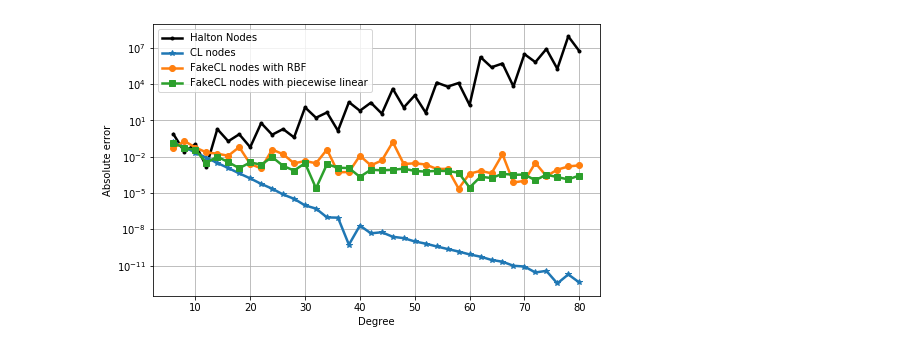
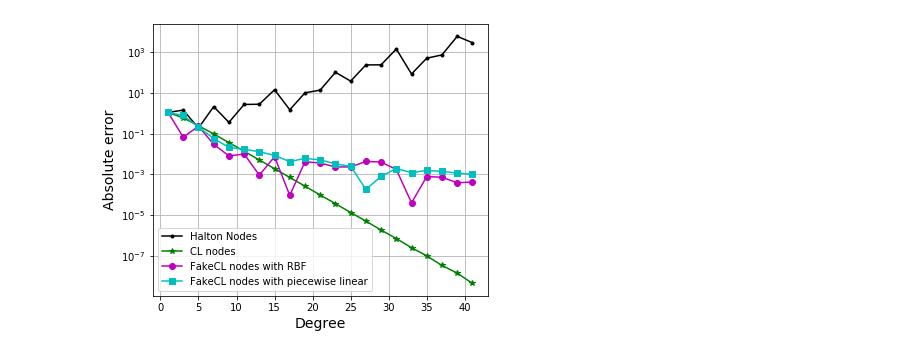
Before and after one commit to pog87/FakeQuadrature, a Jupyter notebook: S_Runge_scattered_nodes.ipynb, the cells around one changed output. Drawn from its saved outputs; the diff is of its cells as text; code cells hidden in the pictures.

```diff
--- a/S_Runge_scattered_nodes.ipynb
+++ b/S_Runge_scattered_nodes.ipynb
@@ -20,18 +16,17 @@ I_True
 # %%
 rbf = lambda self,r: np.exp(-self.epsilon*r)*(1+self.epsilon*r)
-ep = 1.e-1
+ep = 5.e-1
-# %%
-G = ghalton.GeneralizedHalton(1, 42)
 # %%
 deg = 40
 # %%
-Degrees = np.arange(6,82,2)
+Degrees = np.arange(1,42,2)
 # %%
 errCL, errH, err1, err2 = [], [], [], []
 for deg in Degrees:
     n = int(deg + 1)
 
     # Halton nodes in [-2,2]
+    G = ghalton.GeneralizedHalton(1, n-2)
     x = 4 * np.array([0.]+ sorted([a[0] for a in G.get(n-2)]) + [1.]) - 2
     y = f(x)
     # Chebyshev-Lobatto nodes in [-2,2]
@@ -61,16 +56,17 @@ for deg in Degrees:
     I2 = np.dot(w2,y)
     err2.append(np.abs(I_True - I2))
 # %%
-plt.figure(figsize=(8,5))
-plt.semilogy(Degrees, errH,'.-k', linewidth=2.5)
-plt.semilogy(Degrees, errCL,'*-', linewidth=2.5)
-plt.semilogy(Degrees, err1,'o-', linewidth=2.5)
-plt.semilogy(Degrees, err2,'s-', linewidth=2.5)
-plt.xlabel("Degree")
-plt.ylabel("Absolute error")
-plt.legend(["Halton Nodes", "CL nodes", "FakeCL nodes with RBF", "FakeCL nodes with piecewise linear"])
-plt.grid()
+fig, ax = plt.subplots(1, 1,figsize=(6,5))
 
+asc = list(Degrees)
+ax.semilogy(asc,errH,'.-k',asc,errCL,
+            '*-g',asc,err1,'o-m',asc,err2,'s-c')
+ax.set_xlabel("Degree", fontsize = 14)
+ax.set_ylabel("Absolute error", fontsize = 14)
+ax.legend(["Halton Nodes", "CL nodes", "FakeCL nodes with RBF",
+           "FakeCL nodes with piecewise linear"])
+ax.grid(True)
 plt.savefig("figRunge.pdf")
+plt.show()
 # %% [output]
-[figure, old version]
+[figure, new version]
```
Also changed, not shown: parts of 1 cell of this notebook, 2 other files.
